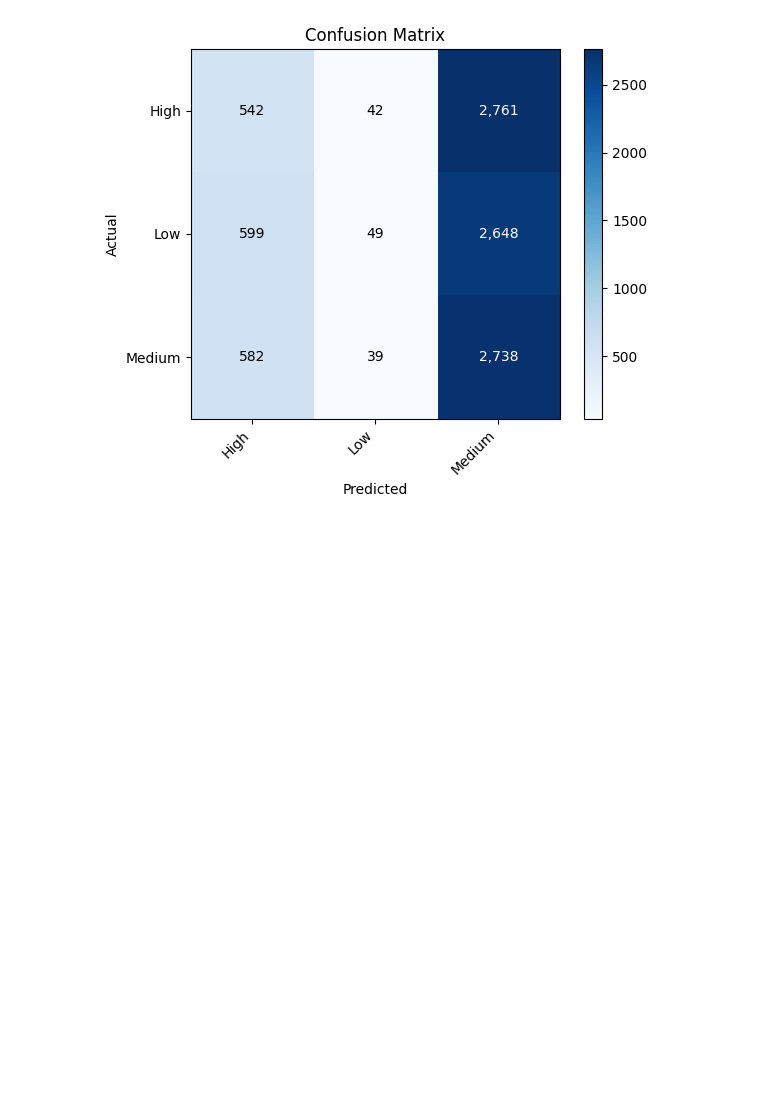
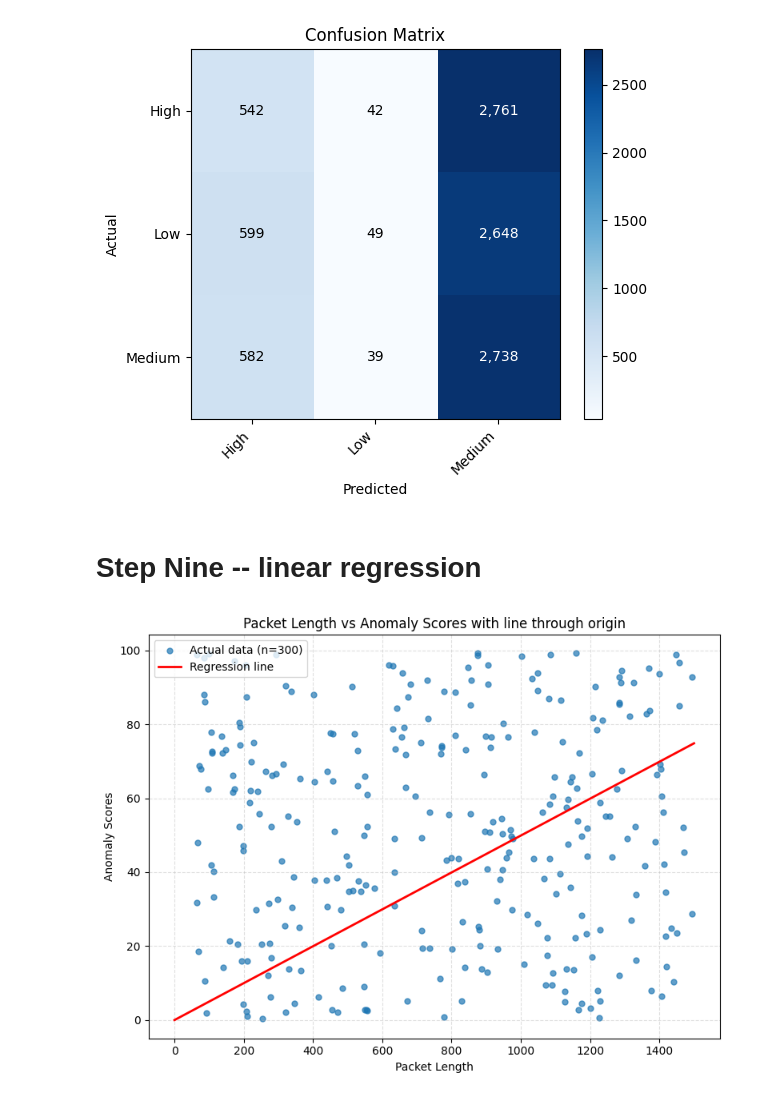
Before and after one commit to luffy11-pixel/Data-science-project-, a Jupyter notebook: start.ipynb, the cells around one changed output. Saved outputs shown, nothing was run; the diff lists cells and outputs as text; code cells hidden in the pictures; blank space fills up the shorter version.

Commit message:
linear and GUI

```diff
--- a/start.ipynb
+++ b/start.ipynb
@@ -230,6 +230,12 @@ if 'num_cols' not in globals():
 
 overwrite = globals().get('overwrite', False)
 threshold = globals().get('threshold', 3.0)
+
+# Ensure df_out exists so later guarded assignments don't raise NameError
+if 'df_out' not in globals():
+    # create a copy of df if you want df_out to mirror df structure;
+    # adjust to pd.DataFrame() if you prefer an empty placeholder.
+    df_out = df.copy()
 
 if not num_cols:
     raise ValueError('No numeric columns found in df to scale.')
@@ -499,3 +505,60 @@ Per-class summary:
 | Low | 0.3769 | 0.0149 | 0.0286 | 3296 |
 | Medium | 0.3361 | 0.8151 | 0.4759 | 3359 |
 [figure]
+# %% [markdown]
+# Step Nine -- linear regression
+# %%
+# Scatter with straight line through origin: Packet Length vs Anomaly Scores
+import numpy as np
+import matplotlib.pyplot as plt
+
+# prepare data: drop rows where either value is missing
+mask = df[['Packet Length', 'Anomaly Scores']].notna().all(axis=1)
+df_sub = df.loc[mask, ['Packet Length', 'Anomaly Scores']].astype(float)
+
+if df_sub.shape[0] < 2:
+    print('Not enough data points to fit a line through origin (need >=2)')
+else:
+    x_all = df_sub['Packet Length'].values
+    y_all = df_sub['Anomaly Scores'].values
+
+    # if all x are zero, fallback to horizontal mean line
+    if np.allclose(x_all, 0):
+        m = 0.0
+        def line_fn(x):
+            return np.full_like(x, y_all.mean(), dtype=float)
+        fit_label = f'Fallback: constant y={y_all.mean():.4f} (all x==0)'
+    else:
+        # fit y = m * x  (no intercept) via least squares
+        m = (x_all * y_all).sum() / (x_all**2).sum()
+        def line_fn(x):
+            return m * x
+        fit_label = f'Regression line'
+
+    # Downsample points for plotting markers
+    max_points = 300
+    if len(df_sub) > max_points:
+        df_plot = df_sub.sample(n=max_points, random_state=42)
+    else:
+        df_plot = df_sub
+
+    x_plot = df_plot['Packet Length']
+    y_plot = df_plot['Anomaly Scores']
+
+    plt.figure(figsize=(8, 6))
+    plt.scatter(x_plot, y_plot, s=25, alpha=0.7, label=f'Actual data (n={len(x_plot)})', color='#1f77b4')
+
+    # Line from x=0 to max observed Packet Length
+    x_line = np.linspace(0.0, max(0.0, df_sub['Packet Length'].max()), 200)
+    y_line = line_fn(x_line)
+    plt.plot(x_line, y_line, color='red', linewidth=2, label=fit_label)
+
+    plt.xlabel('Packet Length')
+    plt.ylabel('Anomaly Scores')
+    plt.title('Packet Length vs Anomaly Scores with line through origin')
+    plt.legend()
+    plt.grid(True, linestyle='--', alpha=0.4)
+    plt.tight_layout()
+    plt.show()
+# %% [output]
+[figure, added]
```
Also changed, not shown: parts of 3 cells of this notebook.
